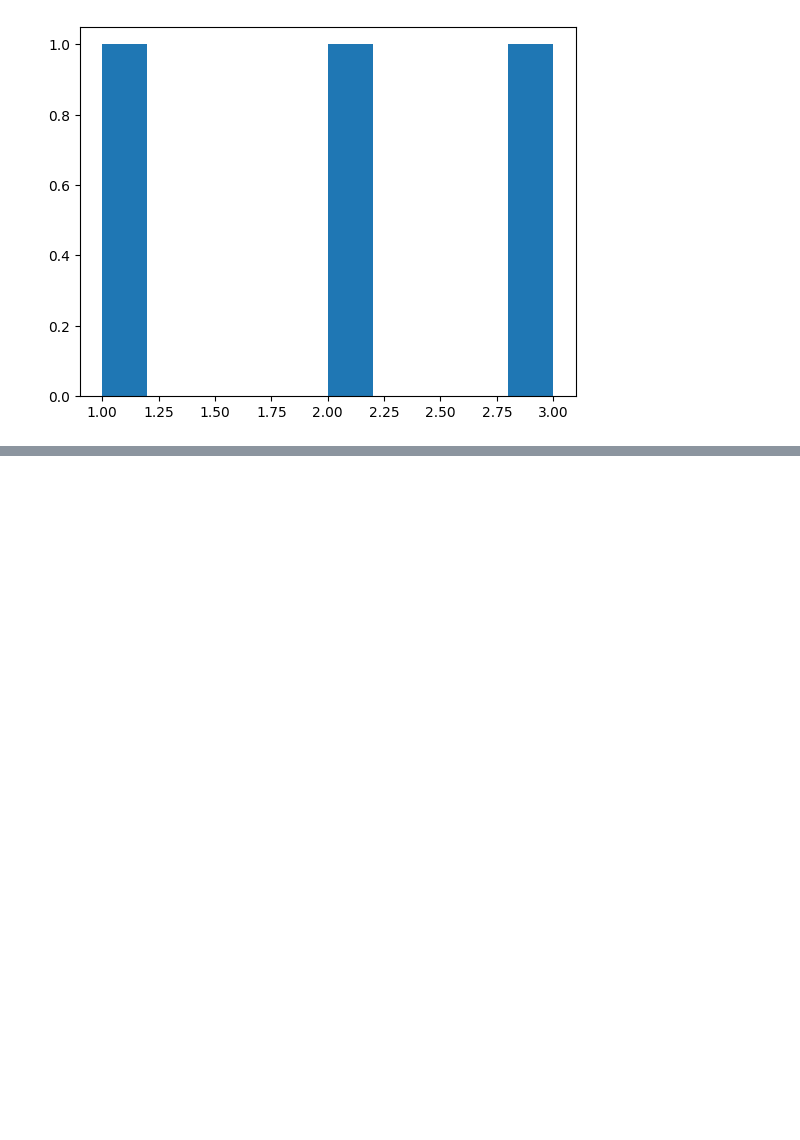
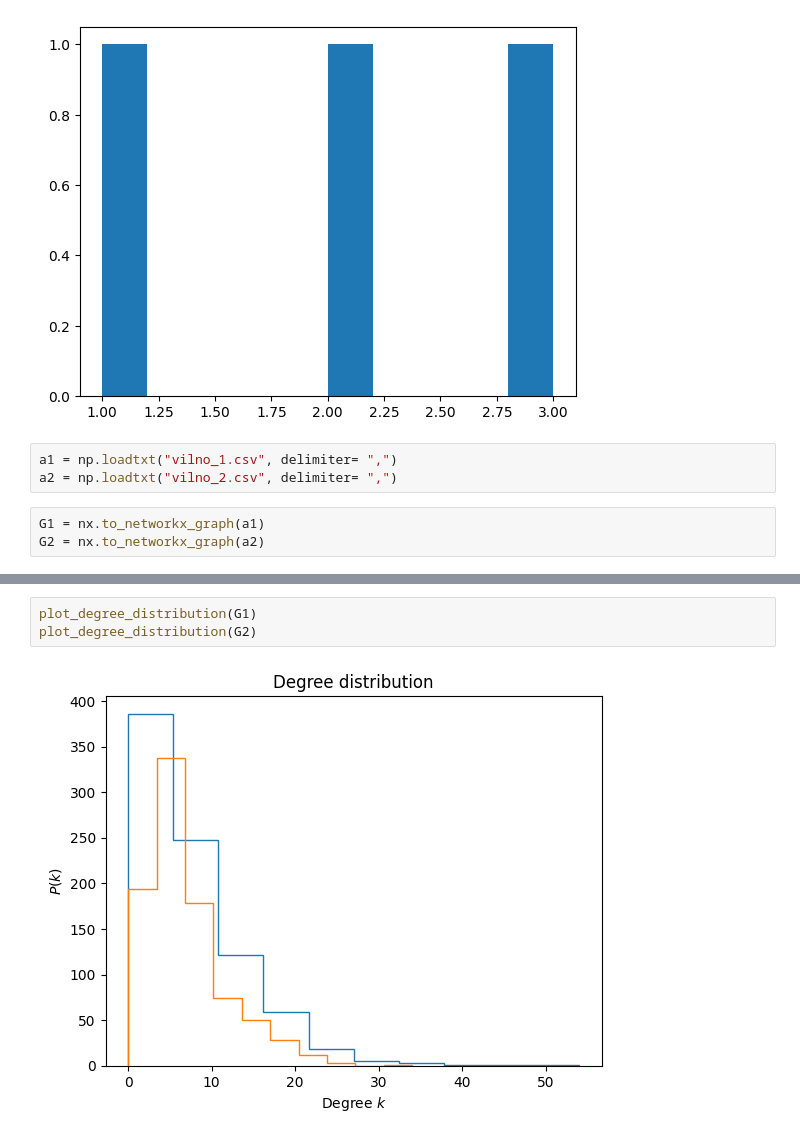
Before and after one commit to GiancarloNicolof/Using-Python-for-Research, a Jupyter notebook: 03 Case Studies/06 - Social Network Analysis/Social_Network_Analysis.ipynb, the cells around one changed output, grey strips where cells are left out. Cells and saved outputs as stored; diff of their text form; blank space fills up the shorter version.

```diff
--- a/03 Case Studies/06 - Social Network Analysis/Social_Network_Analysis.ipynb
+++ b/03 Case Studies/06 - Social Network Analysis/Social_Network_Analysis.ipynb
@@ -115,3 +116,9 @@ D = {1:1, 2:2, 3:3}
 plt.hist(D);
 # %% [output]
 [figure]
+# %%
+a1 = np.loadtxt("vilno_1.csv", delimiter= ",")
+a2 = np.loadtxt("vilno_2.csv", delimiter= ",")
+# %%
+G1 = nx.to_networkx_graph(a1)
+G2 = nx.to_networkx_graph(a2)
@@ -117,0 +145,5 @@ plt.hist(D);
+# %%
+plot_degree_distribution(G1)
+plot_degree_distribution(G2)
+# %% [output]
+[figure, added]
```
Also changed, not shown: parts of 11 cells of this notebook, 2 other files.
